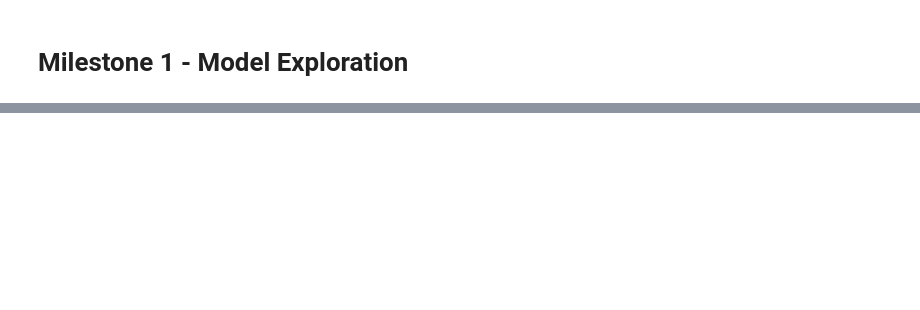
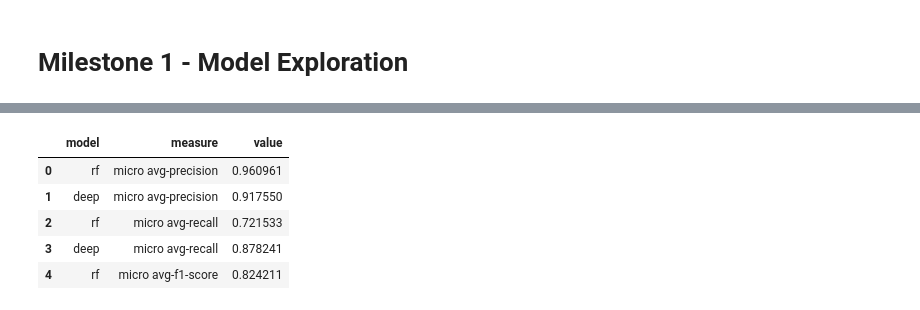
Before and after one commit to WebSchw/Tempo, a Jupyter notebook: docs/trial.ipynb, the cells around one changed output, grey strips where cells are left out. Drawn from its saved outputs; the diff is of its cells as text; code cells hidden in the pictures; blank space fills up the shorter version.

```diff
--- a/docs/trial.ipynb
+++ b/docs/trial.ipynb
@@ -33,3 +36,4 @@ classifier.fit(x_train, y_train)
 # %%
 # Predicting the Test set results
-y_pred = classifier.predict(x_test)
+y_pred_rf = classifier_rf.predict(x_test)
+y_pred_deep = classifier_deep.predict(x_test)
@@ -37,0 +59,14 @@ y_pred.shape
+# %%
+for macro in macros:
+    for score in scores:
+        df.loc[len(df)] = ['rf',macro+'-'+score,report_rf[macro][score]]
+        df.loc[len(df)] = ['deep',macro+'-'+score,report_deep[macro][score]]
+
+df.head()
+# %% [output]
+|  | model | measure | value |
+| 0 | rf | micro avg-precision | 0.960961 |
+| 1 | deep | micro avg-precision | 0.917550 |
+| 2 | rf | micro avg-recall | 0.721533 |
+| 3 | deep | micro avg-recall | 0.878241 |
+| 4 | rf | micro avg-f1-score | 0.824211 |
```
Also changed, not shown: parts of 13 cells of this notebook.
